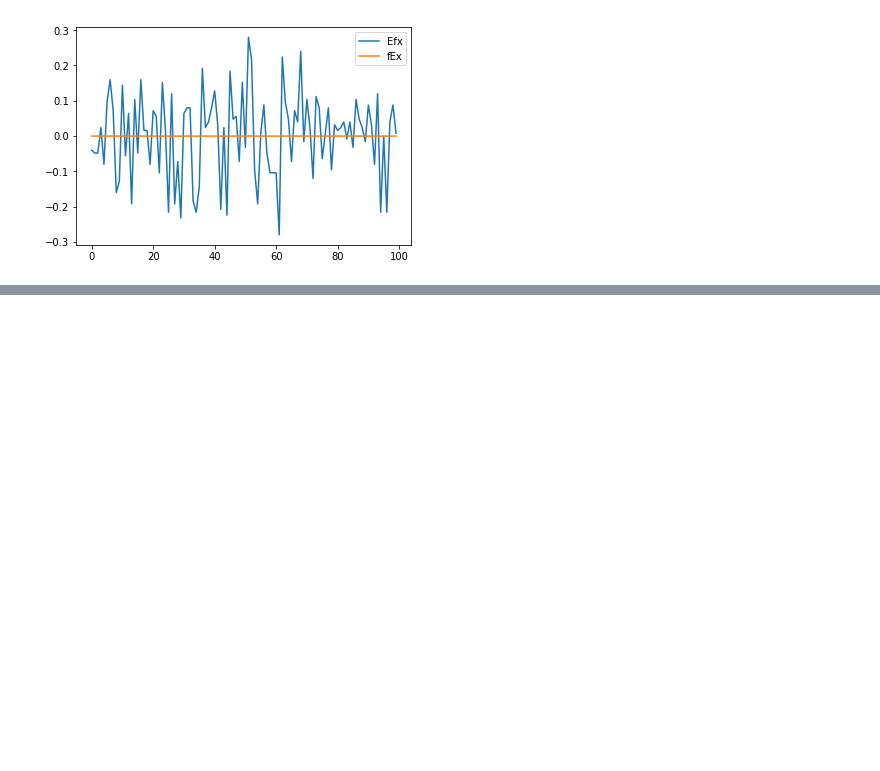
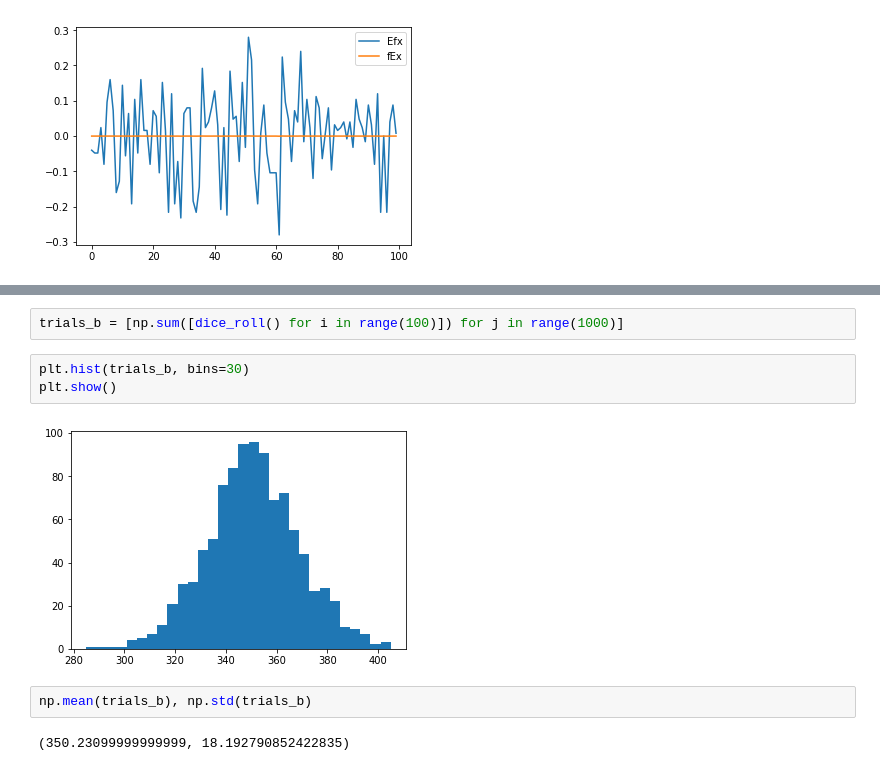
Before and after one commit to Aturt2/mckay, a Jupyter notebook: Chapter2.ipynb, the cells around one changed output, grey strips where cells are left out. Drawn from its saved outputs; the diff is of its cells as text; blank space fills up the shorter version.

```diff
--- a/Chapter2.ipynb
+++ b/Chapter2.ipynb
@@ -244,0 +289,11 @@ plt.legend(["Efx", "fEx"])
+# %%
+trials_b = [np.sum([dice_roll() for i in range(100)]) for j in range(1000)]
+# %%
+plt.hist(trials_b, bins=30)
+plt.show()
+# %% [output]
+[figure, added]
+# %%
+np.mean(trials_b), np.std(trials_b)
+# %% [output]
+(350.23099999999999, 18.192790852422835)
```
Also changed, not shown: parts of 24 cells of this notebook, 1 other file.
